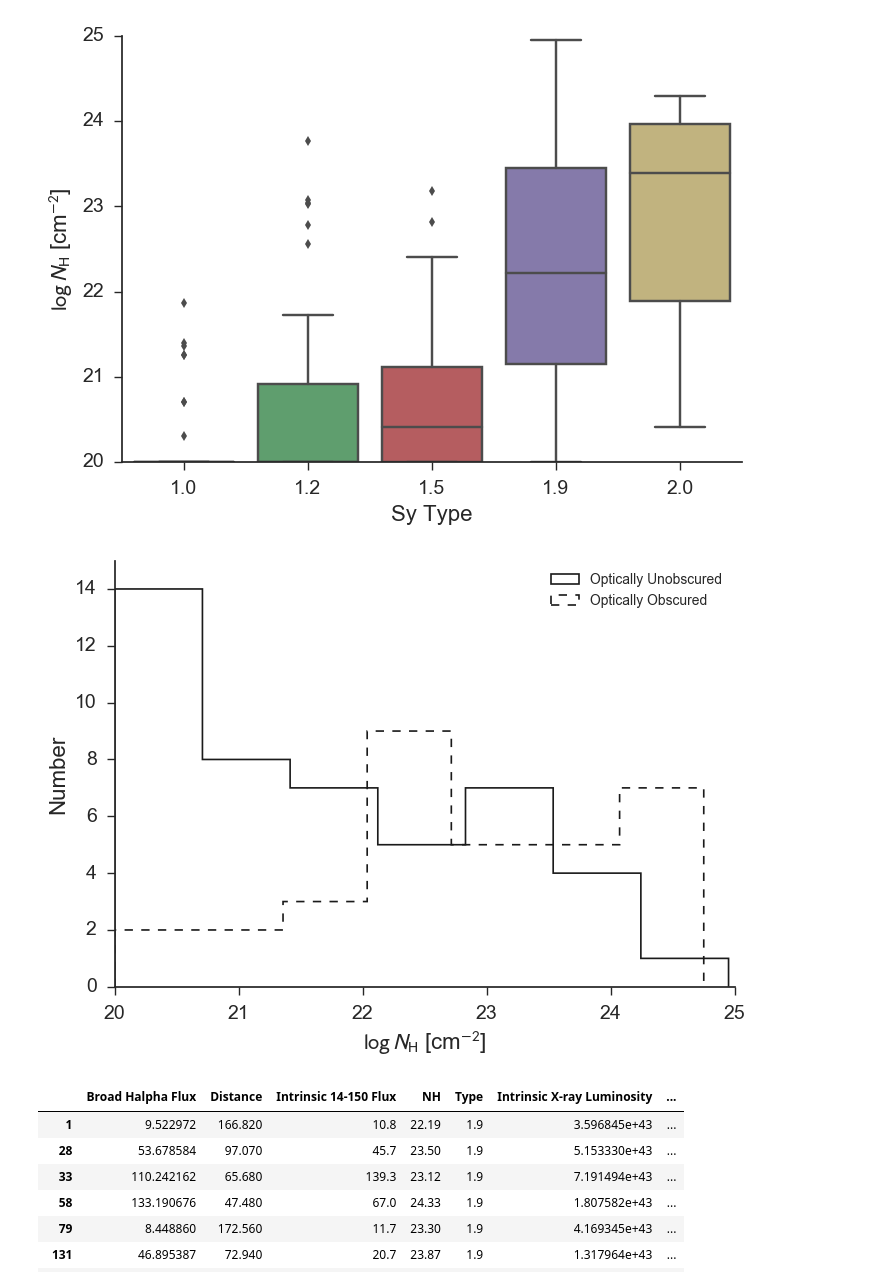
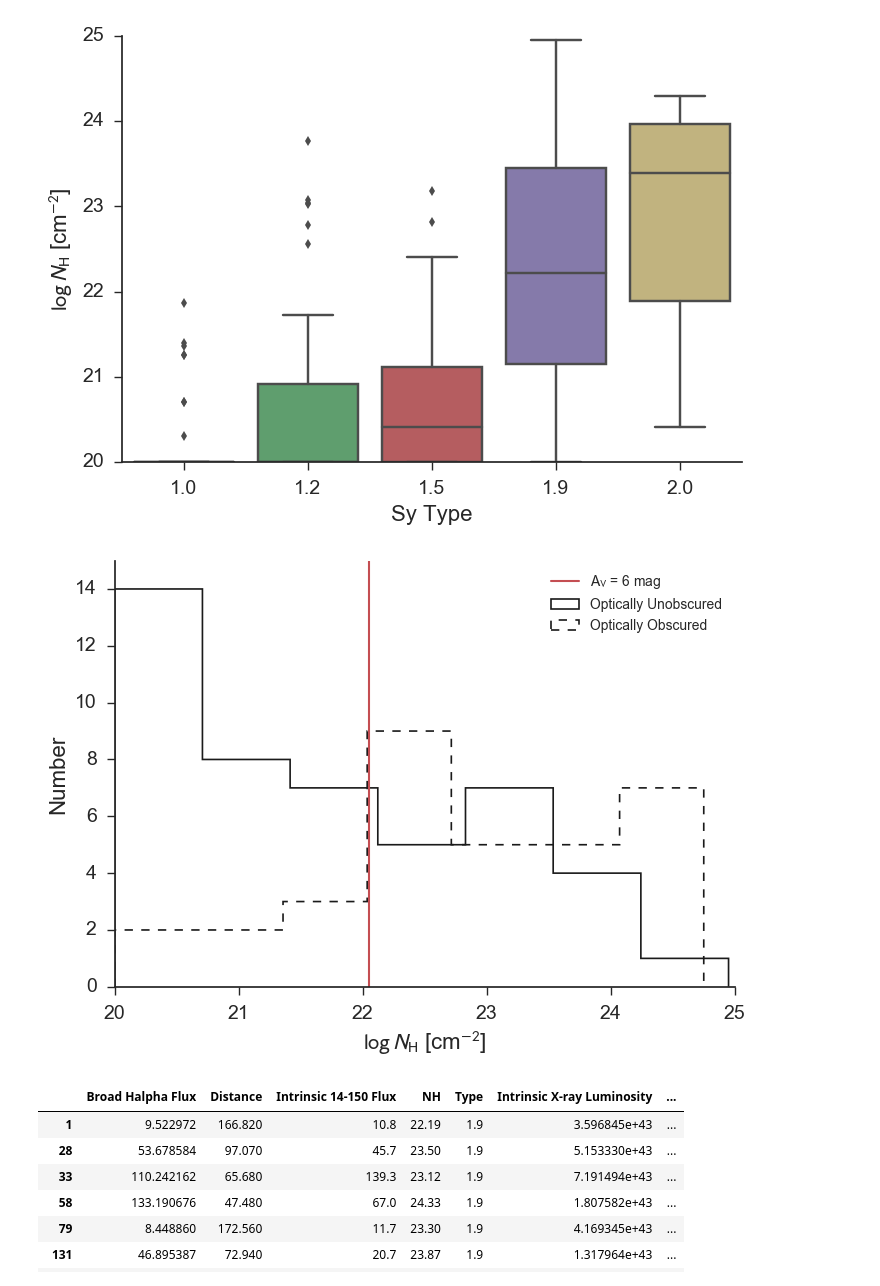
Before and after one commit to ttshimiz/bass-sy1_9-obscuration, a Jupyter notebook: notebooks/nh-distribution.ipynb, the cells around one changed output. Saved outputs shown, nothing was run; the diff lists cells and outputs as text; code cells hidden in the pictures.

Commit message:
add A_V =6 line to Sy 1.9 NH distribution plot

```diff
--- a/notebooks/nh-distribution.ipynb
+++ b/notebooks/nh-distribution.ipynb
@@ -91,22 +91,26 @@ on_srcs = diff_halpha < 2*scatter
 # %%
 fig = plt.figure()
 ax = fig.add_subplot(111)
 
-ax.hist(df['NH'][ind_sy1_9_halpha][on_srcs], bins='auto', color='k', histtype='step', lw=1.2)
-ax.hist(df['NH'][ind_sy1_9_halpha][off_srcs], bins='auto', color='k', histtype='step', lw=1.2, ls='dashed')
+ax.hist(df['NH'][ind_sy1_9_halpha][on_srcs], bins='auto', color='k', histtype='step', lw=1.2, label='Optically Unobscured')
+ax.hist(df['NH'][ind_sy1_9_halpha][off_srcs], bins='auto', color='k', histtype='step', lw=1.2, ls='dashed', label='Optically Obscured')
 #ax.hist(df['NH'][ind_sy1_9_halpha][in_bw_srcs], bins='auto', color='k', histtype='step', lw=1.2, ls='dotted')
+
+# Add in a line showing the NH that produces an A_V of 6 mag
+nh_6 = np.log10(6/5.35e-22)
+ax.axvline(nh_6, color='r', lw=1.5, label=r'A$_{\rm V}$ = 6 mag')
 
 #ax.hist(df_all['NH'][ind_sy1_9], bins='auto', color='r', histtype='step', lw=1.2)
 ax.set_xlabel(r'$\log\,N_{\rm H}$ [cm$^{-2}$]')
 ax.set_ylabel('Number')
-ax.legend(['Optically Unobscured', 'Optically Obscured'], loc='upper right', fontsize=10)
+ax.legend(loc='upper right', fontsize=10)
 ax.set_ylim(0, 15)
 #ax.text(23, 37, 'Sy 1.9', ha='right' ,va='center')
 sn.despine()
 
 fig.savefig('../figures/nh_hists_sy1_9_split_optical_obscuration.pdf', bbox_inches='tight')
 # %% [output]
-[figure, old version]
+[figure, new version]
 # %%
 df[ind_sy1_9_halpha][off_srcs]
 # %% [output]
```
Also changed, not shown: 1 other file.
